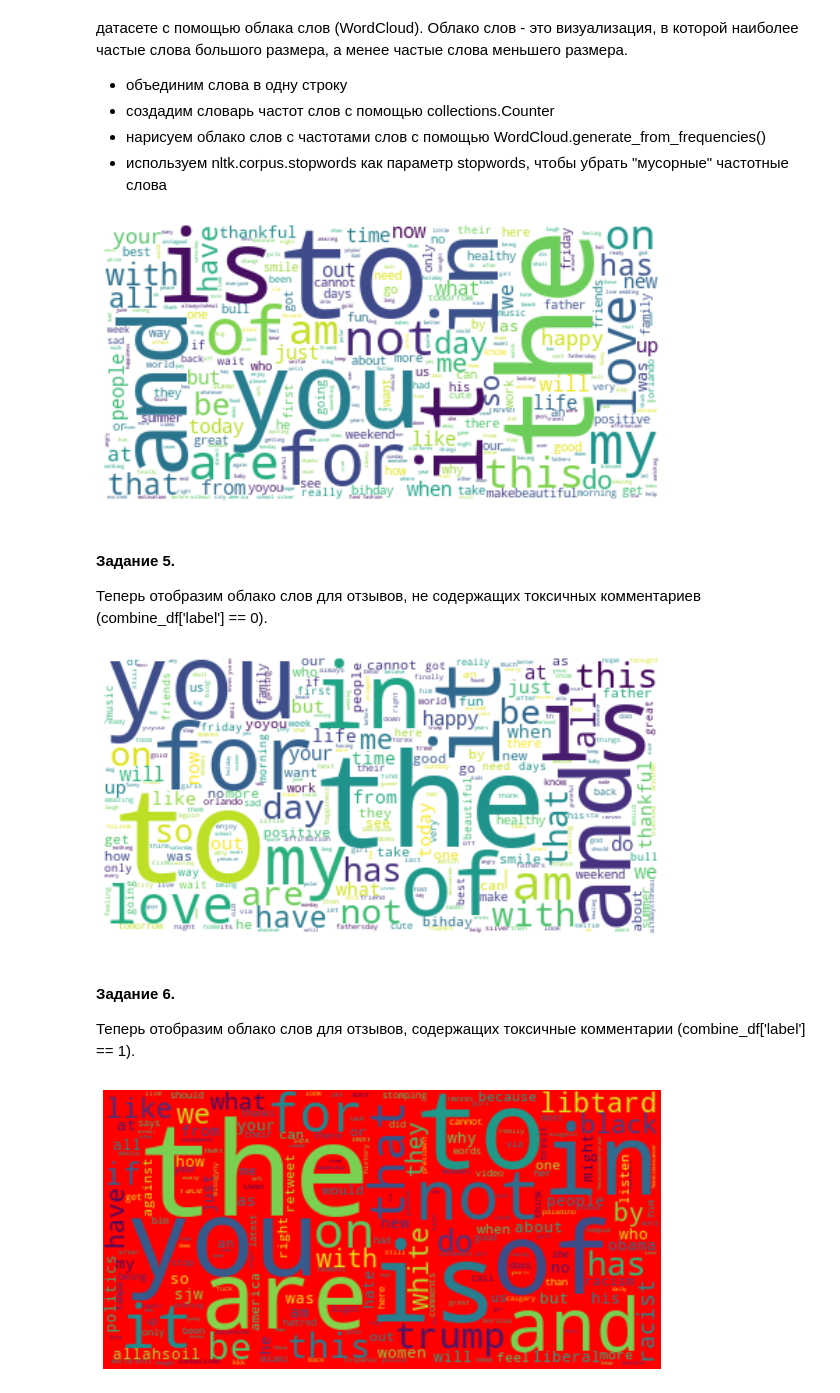
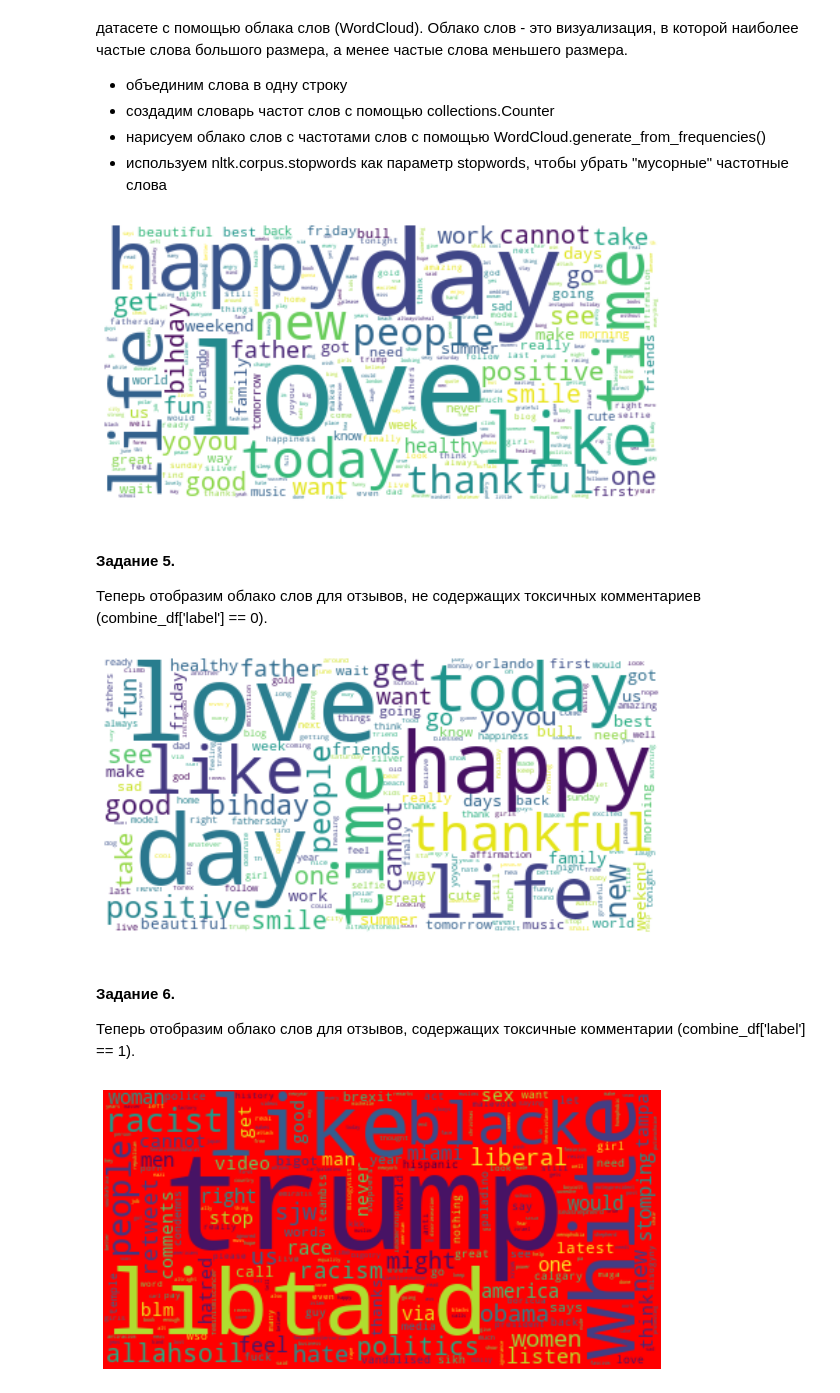
Before and after one commit to annulet/NLP, a Jupyter notebook: tweet_hw_4.ipynb, the cells around one changed output. Cells and saved outputs as stored; diff of their text form; code cells hidden in the pictures.

```diff
--- a/tweet_hw_4.ipynb
+++ b/tweet_hw_4.ipynb
@@ -201,7 +201,7 @@ stop_words = set(nltk.corpus.stopwords.words("english"))
 # %%
 words = []
 for line in processed_df['clean_tweet']:
-    line_words = line.split()
+    line_words = [word for word in line.split() if word not in stop_words]
     words.extend(line_words)
 
 wordfreq = collections.Counter(words)
@@ -215,14 +215,14 @@ plt.imshow(wordcloud, interpolation='bilinear')
 plt.axis('off')
 plt.show()
 # %% [output]
-[figure, old version]
+[figure, new version]
 # %% [markdown]
 #### Задание 5.
 Теперь отобразим облако слов для отзывов, не содержащих токсичных комментариев (combine_df['label'] == 0).
 # %%
 words = []
 for line in processed_df.loc[processed_df['label'] == 0, 'clean_tweet']:
-    line_words = line.split()
+    line_words = [word for word in line.split() if word not in stop_words]
     words.extend(line_words)
 
 wordfreq = collections.Counter(words)
@@ -236,25 +236,25 @@ plt.imshow(wordcloud, interpolation='bilinear')
 plt.axis('off')
 plt.show()
 # %% [output]
-[figure, old version]
+[figure, new version]
 # %% [markdown]
 #### Задание 6.
 Теперь отобразим облако слов для отзывов, содержащих токсичные комментарии (combine_df['label'] == 1).
 # %%
 words = []
 for line in processed_df.loc[processed_df['label'] == 1, 'clean_tweet']:
-    line_words = line.split()
+    line_words = [word for word in line.split() if word not in stop_words]
     words.extend(line_words)
 
 wordfreq = collections.Counter(words)
 wordcloud = WordCloud(
  background_color='red',
  max_words=2000,
  stopwords=stop_words
  ).generate_from_frequencies(wordfreq)
 plt.figure(figsize=(10,9))
 plt.imshow(wordcloud, interpolation='bilinear')
 plt.axis('off')
 plt.show()
 # %% [output]
-[figure, old version]
+[figure, new version]
```
Also changed, not shown: 1 other file.
